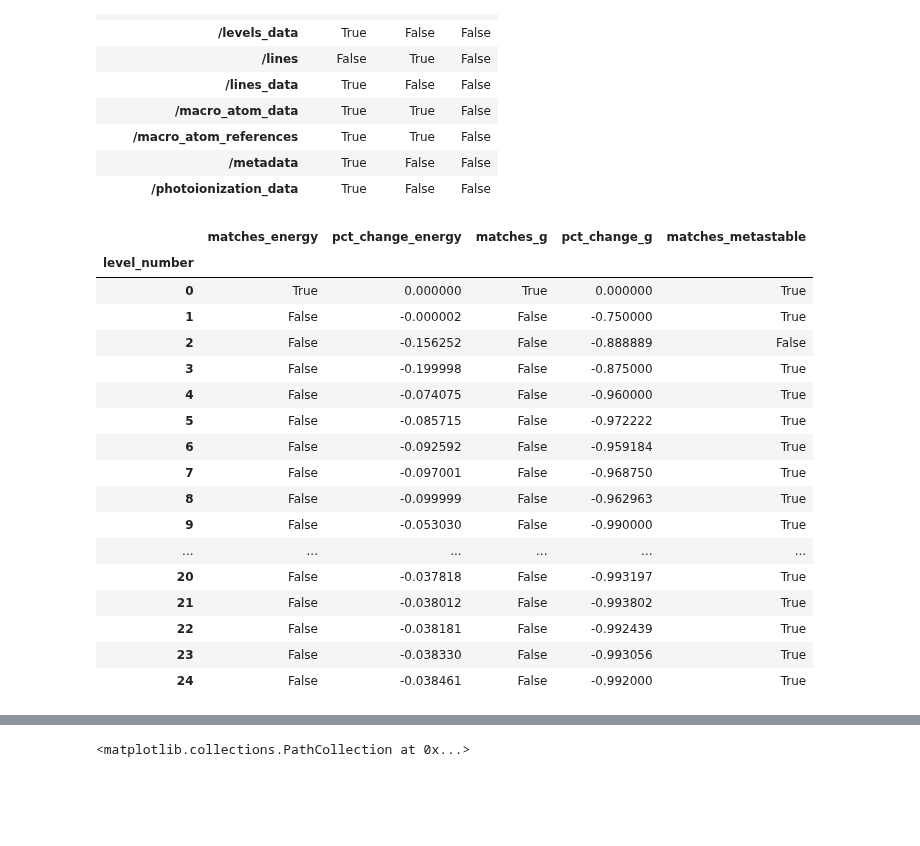
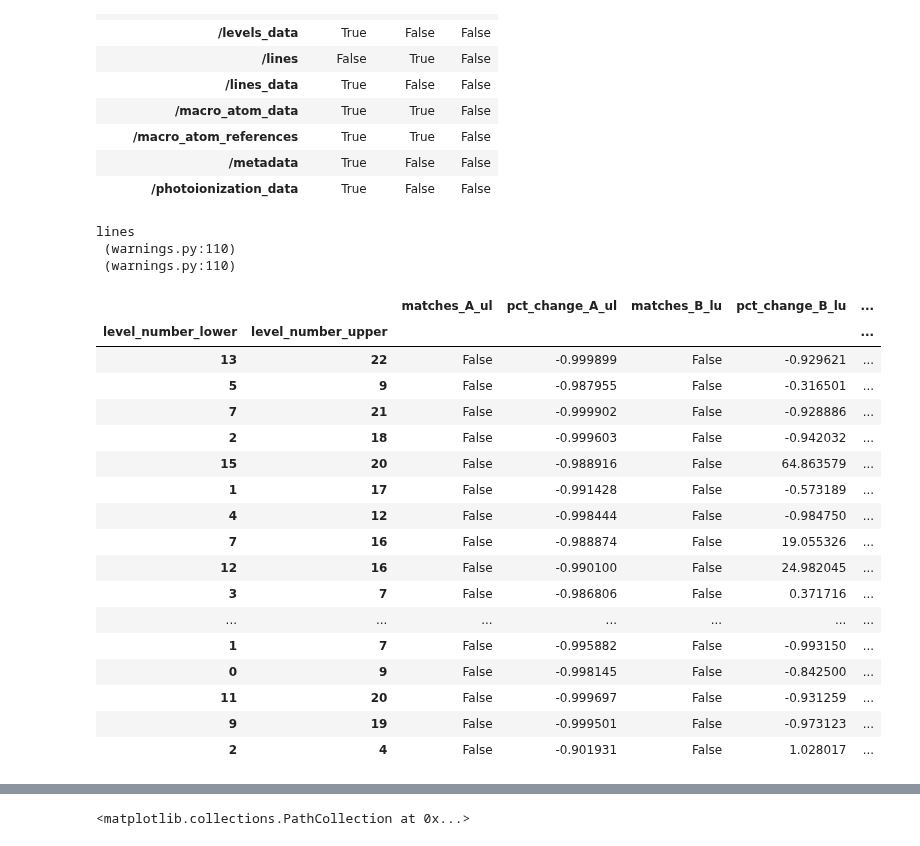
Before and after one commit to tardis-sn/carsus, a Jupyter notebook: docs/development/compare_atomic_files.ipynb, the cells around one changed output, grey strips where cells are left out. Cells and saved outputs as stored; diff of their text form; code cells hidden in the pictures; blank space fills up the shorter version.

Commit message:
Add method for lines comparision, change style method to work for both levels and lines

```diff
--- a/docs/development/compare_atomic_files.ipynb
+++ b/docs/development/compare_atomic_files.ipynb
@@ -180,23 +262,26 @@ atc.tt
 | /metadata | True | False | False |
 | /photoionization_data | True | False | False |
 # %%
-atc.merged_levels_styled(ion='H')
+atc.style_df(df_name='lines', ion='H')
 # %% [output]
+lines
+ (warnings.py:110)
+ (warnings.py:110)
-|  | matches_energy | pct_change_energy | matches_g | pct_change_g | matches_metastable |
-| level_number |  |  |  |  |  |
-| 0 | True | 0.000000 | True | 0.000000 | True |
-| 1 | False | -0.000002 | False | -0.750000 | True |
-| 2 | False | -0.156252 | False | -0.888889 | False |
-| 3 | False | -0.199998 | False | -0.875000 | True |
-| 4 | False | -0.074075 | False | -0.960000 | True |
-| 5 | False | -0.085715 | False | -0.972222 | True |
-| 6 | False | -0.092592 | False | -0.959184 | True |
-| 7 | False | -0.097001 | False | -0.968750 | True |
-| 8 | False | -0.099999 | False | -0.962963 | True |
-| 9 | False | -0.053030 | False | -0.990000 | True |
-| ... | ... | ... | ... | ... | ... |
-| 20 | False | -0.037818 | False | -0.993197 | True |
-| 21 | False | -0.038012 | False | -0.993802 | True |
-| 22 | False | -0.038181 | False | -0.992439 | True |
-| 23 | False | -0.038330 | False | -0.993056 | True |
-| 24 | False | -0.038461 | False | -0.992000 | True |
+|  |  | matches_A_ul | pct_change_A_ul | matches_B_lu | pct_change_B_lu | ... |
+| level_number_lower | level_number_upper |  |  |  |  | ... |
+| 13 | 22 | False | -0.999899 | False | -0.929621 | ... |
+| 5 | 9 | False | -0.987955 | False | -0.316501 | ... |
+| 7 | 21 | False | -0.999902 | False | -0.928886 | ... |
+| 2 | 18 | False | -0.999603 | False | -0.942032 | ... |
+| 15 | 20 | False | -0.988916 | False | 64.863579 | ... |
+| 1 | 17 | False | -0.991428 | False | -0.573189 | ... |
+| 4 | 12 | False | -0.998444 | False | -0.984750 | ... |
+| 7 | 16 | False | -0.988874 | False | 19.055326 | ... |
+| 12 | 16 | False | -0.990100 | False | 24.982045 | ... |
+| 3 | 7 | False | -0.986806 | False | 0.371716 | ... |
+| ... | ... | ... | ... | ... | ... | ... |
+| 1 | 7 | False | -0.995882 | False | -0.993150 | ... |
+| 0 | 9 | False | -0.998145 | False | -0.842500 | ... |
+| 11 | 20 | False | -0.999697 | False | -0.931259 | ... |
+| 9 | 19 | False | -0.999501 | False | -0.973123 | ... |
+| 2 | 4 | False | -0.901931 | False | 1.028017 | ... |
```
Also changed, not shown: parts of 4 cells of this notebook.
